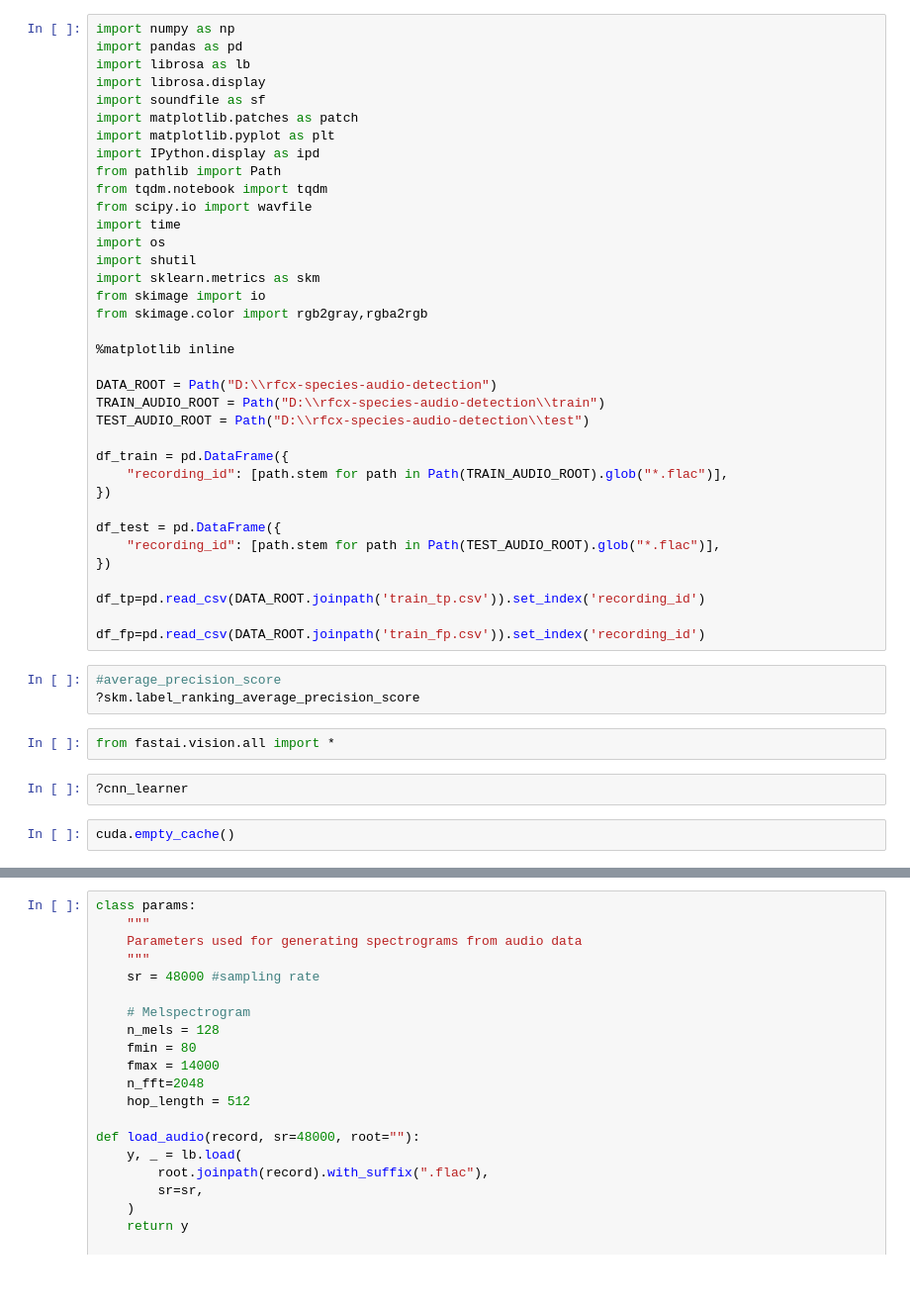
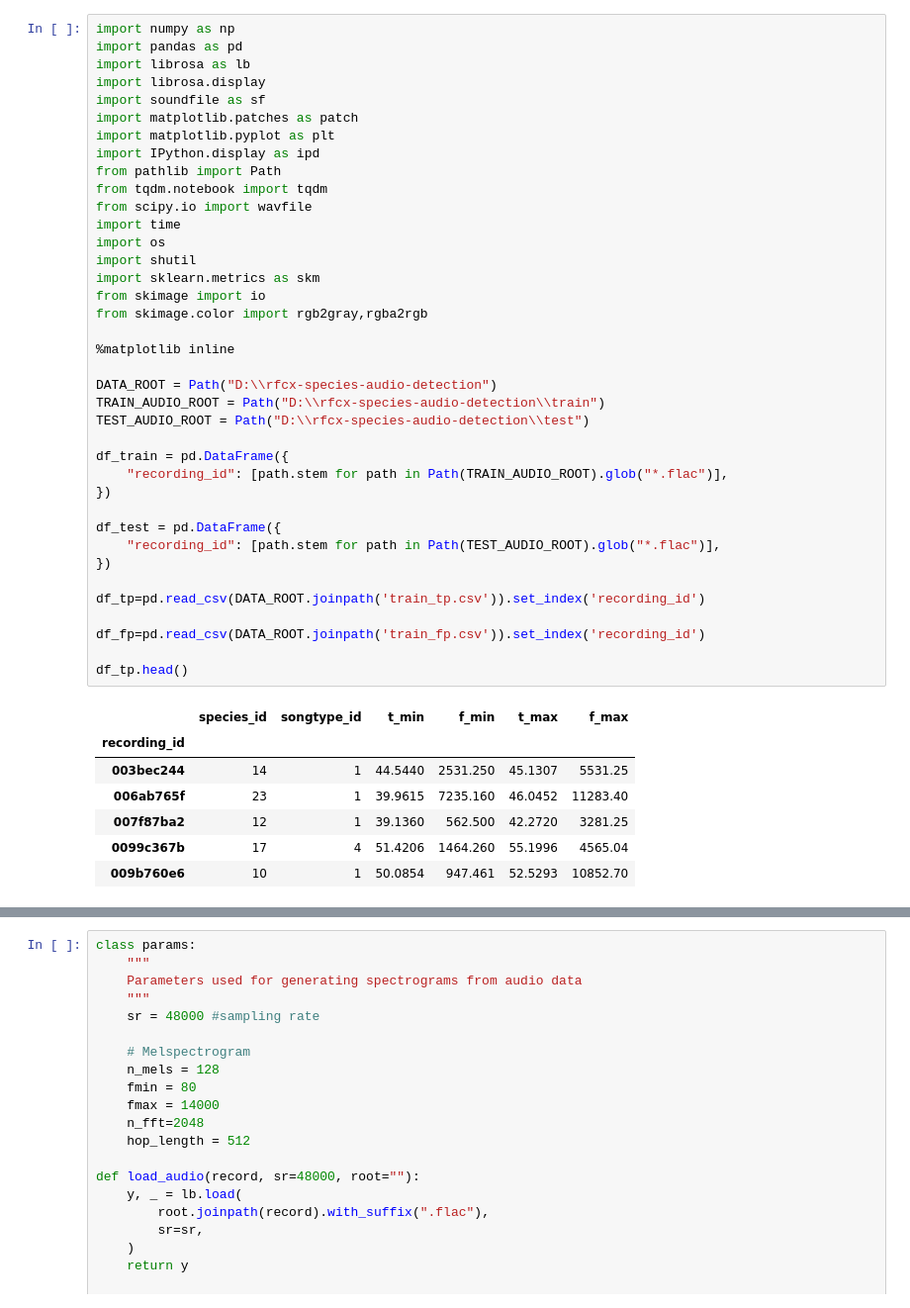
Before and after one commit to KidElectric/rfcx_kaggle, a Jupyter notebook: notebooks/1.0_data_exploration_and_image_files_test.ipynb, the cells around one changed output, grey strips where cells are left out. Shown at 99% size. Drawn from its saved outputs; the diff is of its cells as text; blank space fills up the shorter version.

```diff
--- a/notebooks/1.0_data_exploration_and_image_files_test.ipynb
+++ b/notebooks/1.0_data_exploration_and_image_files_test.ipynb
@@ -7,39 +7,40 @@ import soundfile as sf
 import matplotlib.patches as patch
 import matplotlib.pyplot as plt
 import IPython.display as ipd
 from pathlib import Path
 from tqdm.notebook import tqdm
 from scipy.io import wavfile
 import time
 import os
 import shutil
 import sklearn.metrics as skm
 from skimage import io
 from skimage.color import rgb2gray,rgba2rgb
 
 %matplotlib inline
 
 DATA_ROOT = Path("D:\\rfcx-species-audio-detection")
 TRAIN_AUDIO_ROOT = Path("D:\\rfcx-species-audio-detection\\train")
 TEST_AUDIO_ROOT = Path("D:\\rfcx-species-audio-detection\\test")
 
 df_train = pd.DataFrame({
     "recording_id": [path.stem for path in Path(TRAIN_AUDIO_ROOT).glob("*.flac")],
 })
 
 df_test = pd.DataFrame({
     "recording_id": [path.stem for path in Path(TEST_AUDIO_ROOT).glob("*.flac")],
 })
 
 df_tp=pd.read_csv(DATA_ROOT.joinpath('train_tp.csv')).set_index('recording_id')
 
 df_fp=pd.read_csv(DATA_ROOT.joinpath('train_fp.csv')).set_index('recording_id')
+
+df_tp.head()
+# %% [output]
+|  | species_id | songtype_id | t_min | f_min | t_max | f_max |
+| recording_id |  |  |  |  |  |  |
+| 003bec244 | 14 | 1 | 44.5440 | 2531.250 | 45.1307 | 5531.25 |
+| 006ab765f | 23 | 1 | 39.9615 | 7235.160 | 46.0452 | 11283.40 |
+| 007f87ba2 | 12 | 1 | 39.1360 | 562.500 | 42.2720 | 3281.25 |
+| 0099c367b | 17 | 4 | 51.4206 | 1464.260 | 55.1996 | 4565.04 |
+| 009b760e6 | 10 | 1 | 50.0854 | 947.461 | 52.5293 | 10852.70 |
-# %%
-#average_precision_score
-?skm.label_ranking_average_precision_score
-# %%
-from fastai.vision.all import *
-# %%
-?cnn_learner
-# %%
-cuda.empty_cache()
```
Also changed, not shown: parts of 2 cells of this notebook.
